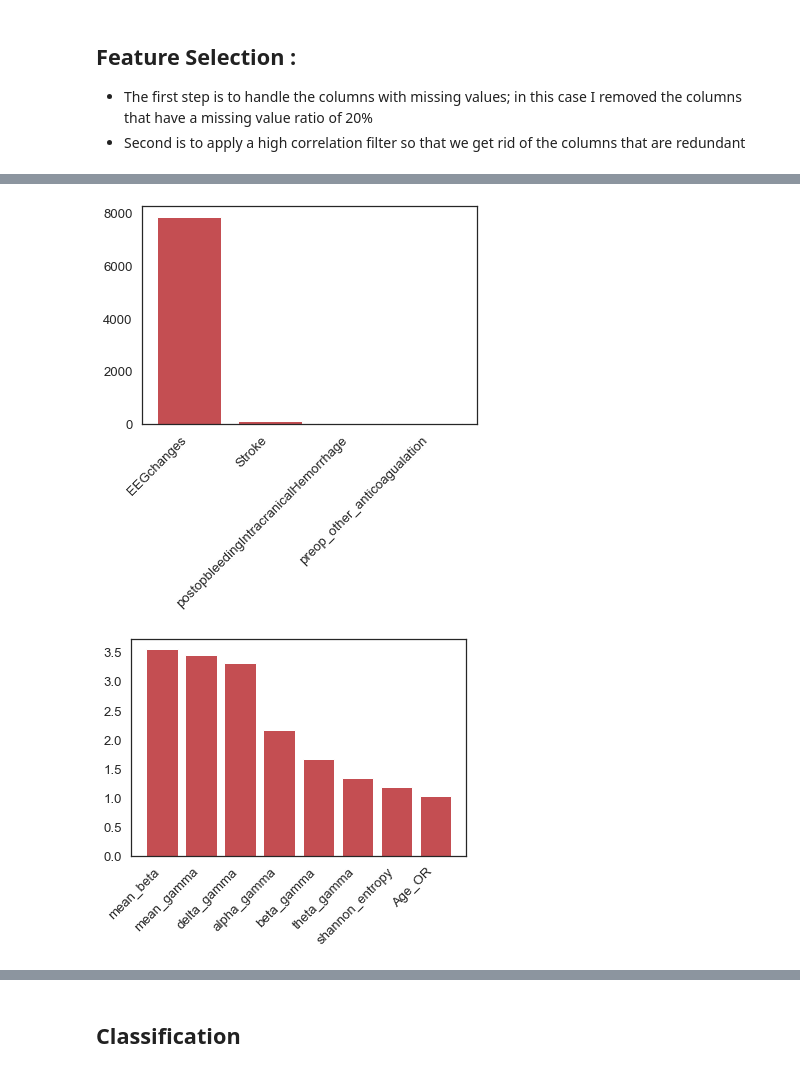
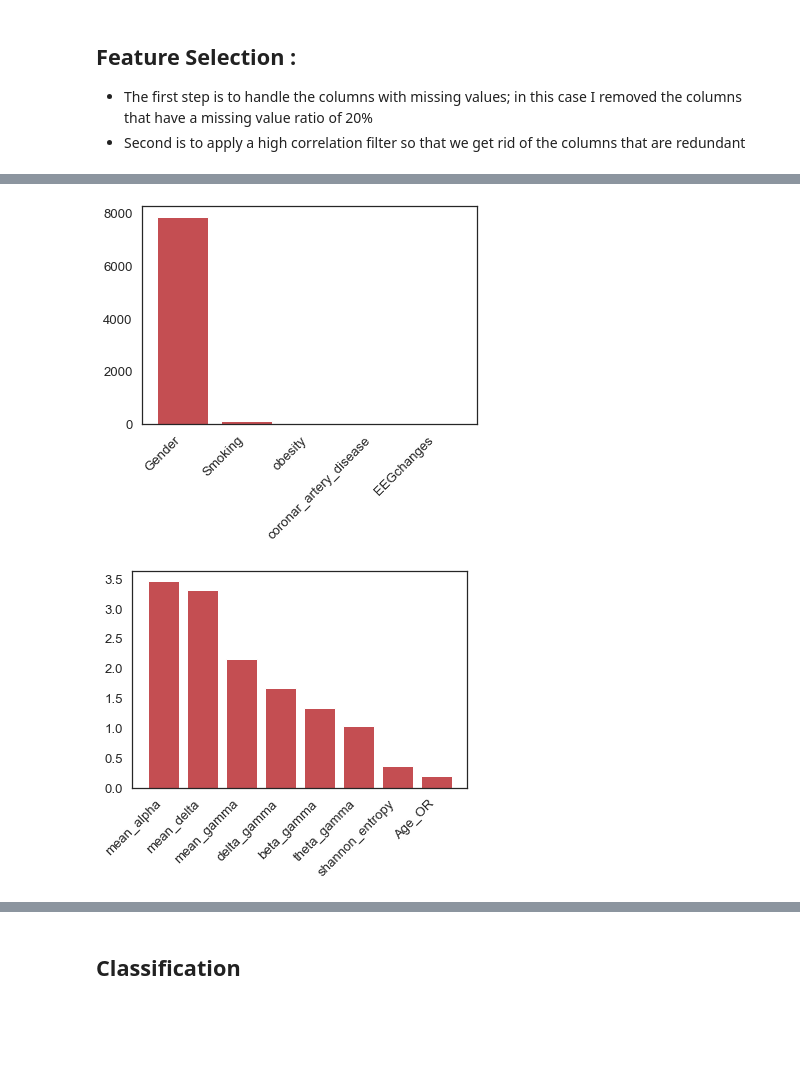
Before and after one commit to elifozkn/EEG-Burst-Suppression-Analysis, a Jupyter notebook: EEG-BS.ipynb, the cells around one changed output, grey strips where cells are left out. Cells and saved outputs as stored; diff of their text form; code cells hidden in the pictures; blank space fills up the shorter version.

```diff
--- a/EEG-BS.ipynb
+++ b/EEG-BS.ipynb
@@ -340,11 +338,6 @@ power_df_hann = pd.DataFrame({"ID" : ids,
                         "mean_delta" : mean_power_delta,
                         "mean_theta" : mean_power_theta,
                         "mean_gamma" : mean_power_gamma,
-                        "mean_rel_alpha" : mean_rel_power_alpha,
-                        "mean_rel_power_beta" : mean_rel_power_beta,
-                        "mean_rel_delta" : mean_rel_power_delta,
-                        "mean_rel_theta" : mean_rel_power_theta,
-                        "mean_rel_gamma" : mean_rel_power_gamma,
                         "delta_alpha" : delta_alpha,
                         "delta_beta" : delta_beta,
                         "delta_theta" : delta_theta,
@@ -363,11 +356,6 @@ power_df_hamming = pd.DataFrame({"ID" : ids,
                         "mean_delta" : mean_power_delta_hamming,
                         "mean_theta" : mean_power_theta_hamming,
                         "mean_gamma" : mean_power_gamma_hamming,
-                        "mean_rel_alpha" : mean_rel_power_alpha_hamming,
-                        "mean_rel_power_beta" : mean_rel_power_beta_hamming,
-                        "mean_rel_delta" : mean_rel_power_delta_hamming,
-                        "mean_rel_theta" : mean_rel_power_theta_hamming,
-                        "mean_rel_gamma" : mean_rel_power_gamma_hamming,
                         "delta_alpha" : delta_alpha_hamming,
                         "delta_beta" : delta_beta_hamming,
                         "delta_theta" : delta_theta_hamming,
@@ -386,11 +374,6 @@ power_df_blackman = pd.DataFrame({"ID" : ids,
                         "mean_delta" : mean_power_delta_blackman,
                         "mean_theta" : mean_power_theta_blackman,
                         "mean_gamma" : mean_power_gamma_blackman,
-                        "mean_rel_alpha" : mean_rel_power_alpha_blackman,
-                        "mean_rel_power_beta" : mean_rel_power_beta_blackman,
-                        "mean_rel_delta" : mean_rel_power_delta_blackman,
-                        "mean_rel_theta" : mean_rel_power_theta_blackman,
-                        "mean_rel_gamma" : mean_rel_power_gamma_blackman,
                         "delta_alpha" : delta_alpha_blackman,
                         "delta_beta" : delta_beta_blackman,
                         "delta_theta" : delta_theta_blackman,
@@ -554,7 +537,7 @@ def corrFilter(x: pd.DataFrame, bound: float):
 
 #     print(corrFilter(final_df,0.7))
 # %%
-final_df = final_df.drop(["ID", "mean_rel_alpha", "mean_rel_delta","mean_rel_power_beta",'shunting', 'shunt_indication', 'complication',
+final_df = final_df.drop(["ID",'shunting', 'shunt_indication', 'complication',
             'Deathin90days', 'latency',
        'vertebral_artery_stenosis'],axis =1)
 final_df.columns
@@ -603,38 +582,30 @@ annotated_df["type_of_operation"].fillna(annotated_df["type_of_operation"].mode(
 annotated_df["clamping_time_min"].fillna(annotated_df["clamping_time_min"].mean(), inplace= True)
 # %%
 from sklearn.feature_selection import SelectKBest,chi2,f_classif
-X = annotated_df[['Gender', 'Age_OR', 'Smoking', 'hypertension',
+X = annotated_df[['Gender', 'Smoking', 'hypertension',
        'diabetes', 'obesity', 'dyslipidaemia', 'coronar_artery_disease', 'PAD',
-       'symptomatic_stenosis', 'Kind_of_symptomatic_TIAstroke',
-       'localisation_of_operation', 'type_of_operation',
-       'contralateral_stenosis','EEGchanges', 'TIA', 'Stroke', 'MI', 'Nervedamage',
-       'postopbleedingIntracranicalHemorrhage', 'preop_aspirin',
-       'preop_clopidogrel', 'preop_statins', 'preop_dipyridamol',
-       'preop_vit_K_antagonit', 'preop_antihypertensives', 'preop_DOAC_NOAC',
-       'preop_other_anticoagualation', 'intraoperative_protamine',
-       'postop_antihypertensives', 'TCD']]
+       'symptomatic_stenosis','EEGchanges','TCD']]
 y = annotated_df["BS"]
 X = X.astype(int)
 chi2_selector = SelectKBest(chi2, k = 5)
 chi2_selector.fit(X,y)
 chi2_scores = pd.DataFrame(list(zip(X.columns, chi2_selector.scores_, chi2_selector.pvalues_)), columns=['ftr', 'score', 'pval'])
 chi2_scores
 
 kbest = np.asarray(X.columns)[chi2_selector.get_support()]
 kbest
 indices = np.argsort(chi2_selector.scores_)[::-1]
 plt.figure()
 plt.bar(kbest, chi2_selector.scores_[indices[range(5)]], color='r', align='center')
 plt.xticks(rotation=45, ha='right')
 plt.show()
 # %% [output]
-[figure, old version]
+[figure, new version]
 # %%
 anova_selector = SelectKBest(score_func=f_classif,k = 8)
-X = annotated_df[['mean_alpha', 'mean_beta', 'mean_delta', 'mean_theta',
+X = annotated_df[['mean_alpha', 'mean_delta', 'mean_theta',
        'mean_gamma', 'delta_alpha',
-       'delta_beta', 'delta_theta', 'delta_gamma', 'alpha_beta', 'alpha_theta',
-       'alpha_gamma', 'beta_theta', 'beta_gamma', 'theta_gamma',
+       'delta_beta', 'delta_theta', 'delta_gamma', 'beta_theta', 'beta_gamma', 'theta_gamma',
        'shannon_entropy','Age_OR']]
 y = annotated_df["BS"]
 anova_selector.fit(X,y)
@@ -650,5 +621,5 @@ plt.bar(kbest, anova_selector.scores_[indices[range(8)]], color='r', align='cent
 plt.xticks(rotation=45, ha='right')
 plt.show()
 # %% [output]
-[figure, old version]
+[figure, new version]
 # %%
```
Also changed, not shown: parts of 23 cells of this notebook.
